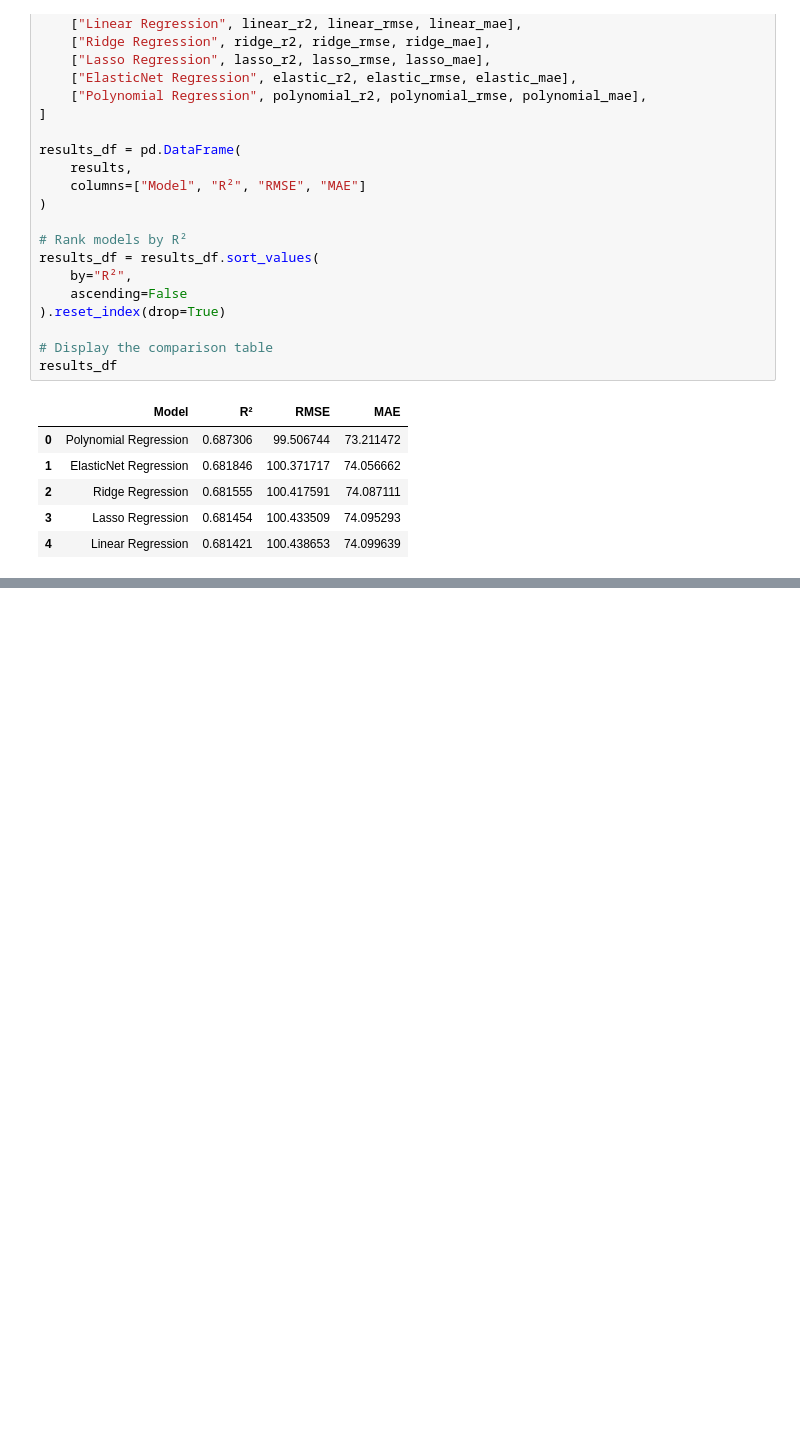
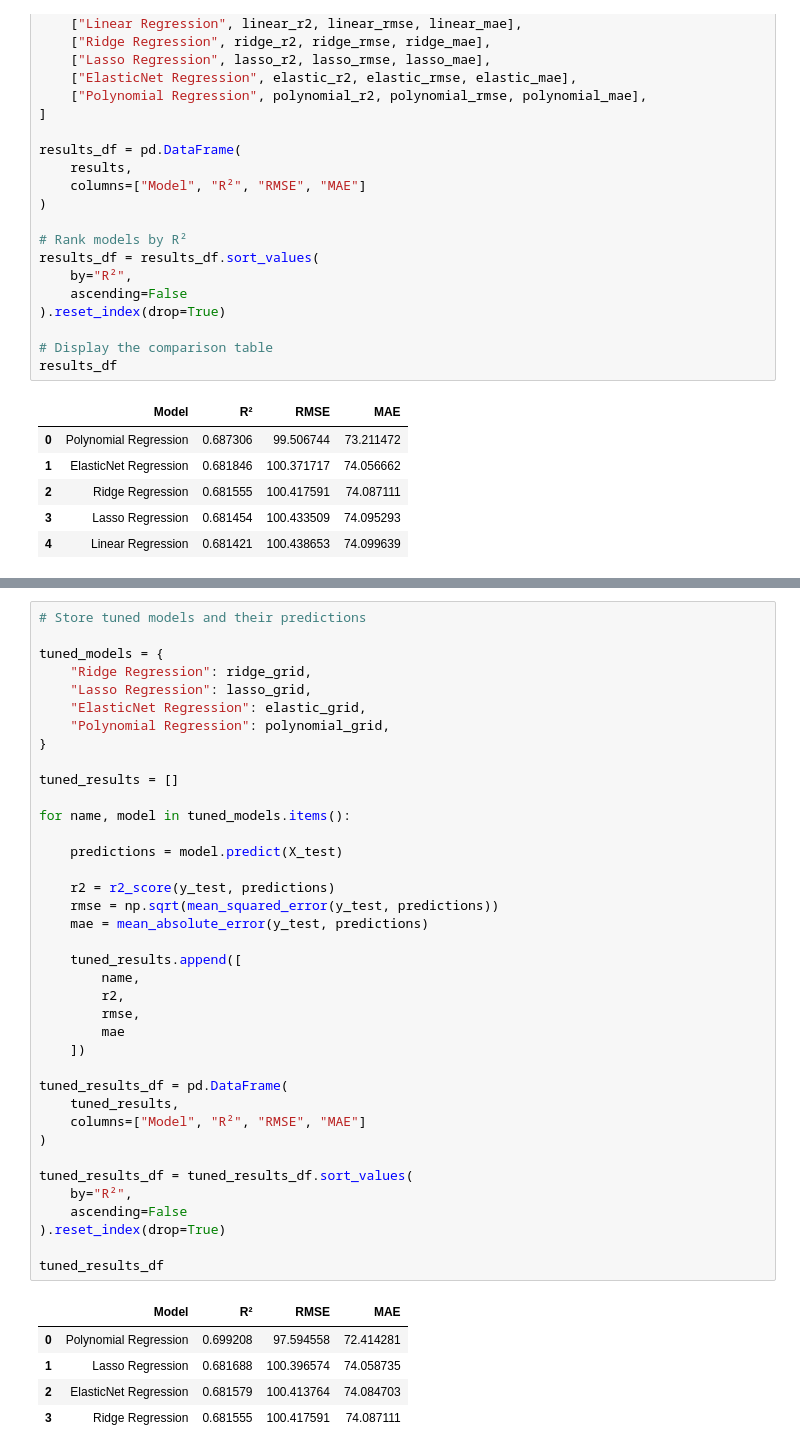
Before and after one commit to vaishnavit67/23cse301-ecommerce-ml-capstone, a Jupyter notebook: Notebooks/Regression.ipynb, the cells around one changed output, grey strips where cells are left out. Drawn from its saved outputs; the diff is of its cells as text; blank space fills up the shorter version.

Commit message:
Hypertuning done for Lasso, Ridge, ElasticNet and Polynomial regression

```diff
--- a/Notebooks/Regression.ipynb
+++ b/Notebooks/Regression.ipynb
@@ -943,0 +1122,44 @@ results_df
+# %%
+# Store tuned models and their predictions
+
+tuned_models = {
+    "Ridge Regression": ridge_grid,
+    "Lasso Regression": lasso_grid,
+    "ElasticNet Regression": elastic_grid,
+    "Polynomial Regression": polynomial_grid,
+}
+
+tuned_results = []
+
+for name, model in tuned_models.items():
+
+    predictions = model.predict(X_test)
+
+    r2 = r2_score(y_test, predictions)
+    rmse = np.sqrt(mean_squared_error(y_test, predictions))
+    mae = mean_absolute_error(y_test, predictions)
+
+    tuned_results.append([
+        name,
+        r2,
+        rmse,
+        mae
+    ])
+
+tuned_results_df = pd.DataFrame(
+    tuned_results,
+    columns=["Model", "R²", "RMSE", "MAE"]
+)
+
+tuned_results_df = tuned_results_df.sort_values(
+    by="R²",
+    ascending=False
+).reset_index(drop=True)
+
+tuned_results_df
+# %% [output]
+|  | Model | R² | RMSE | MAE |
+| 0 | Polynomial Regression | 0.699208 | 97.594558 | 72.414281 |
+| 1 | Lasso Regression | 0.681688 | 100.396574 | 74.058735 |
+| 2 | ElasticNet Regression | 0.681579 | 100.413764 | 74.084703 |
+| 3 | Ridge Regression | 0.681555 | 100.417591 | 74.087111 |
```
Also changed, not shown: parts of 10 cells of this notebook.
